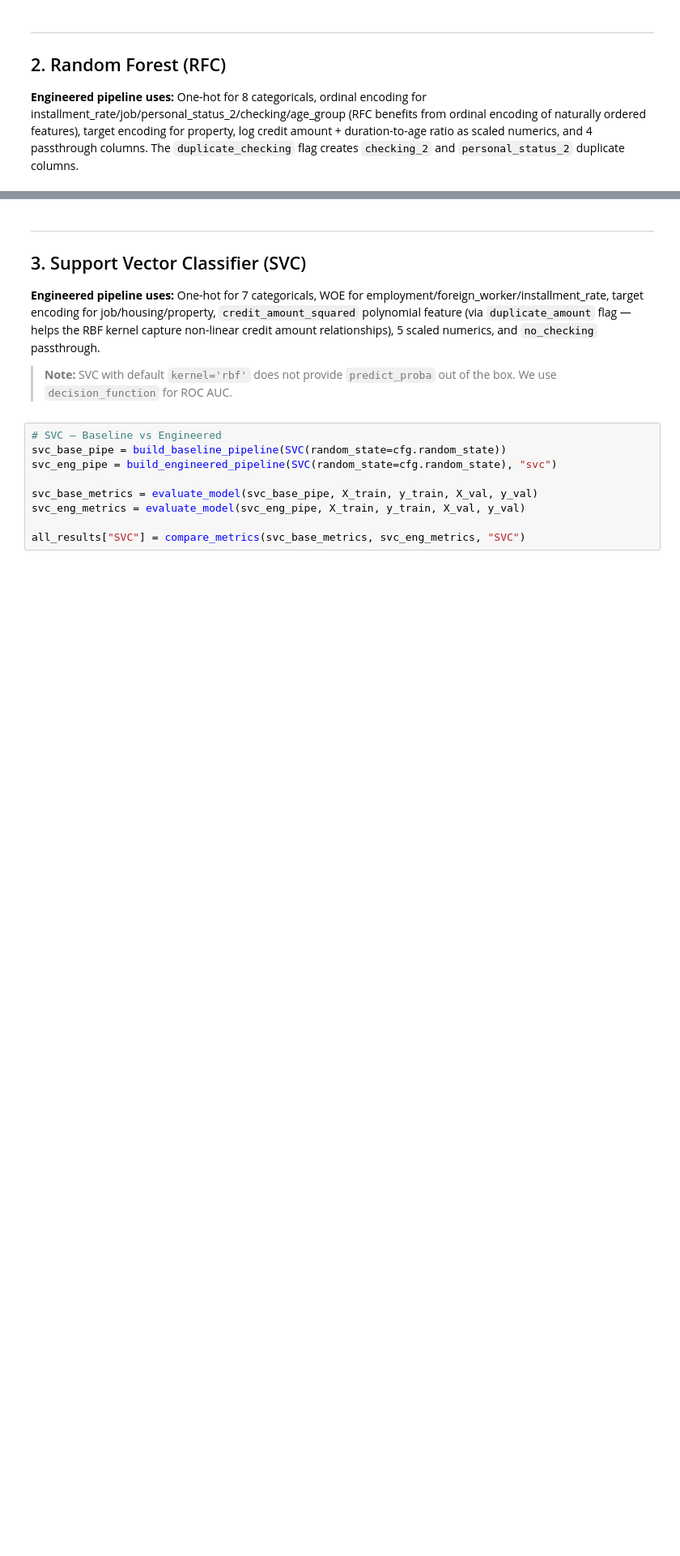
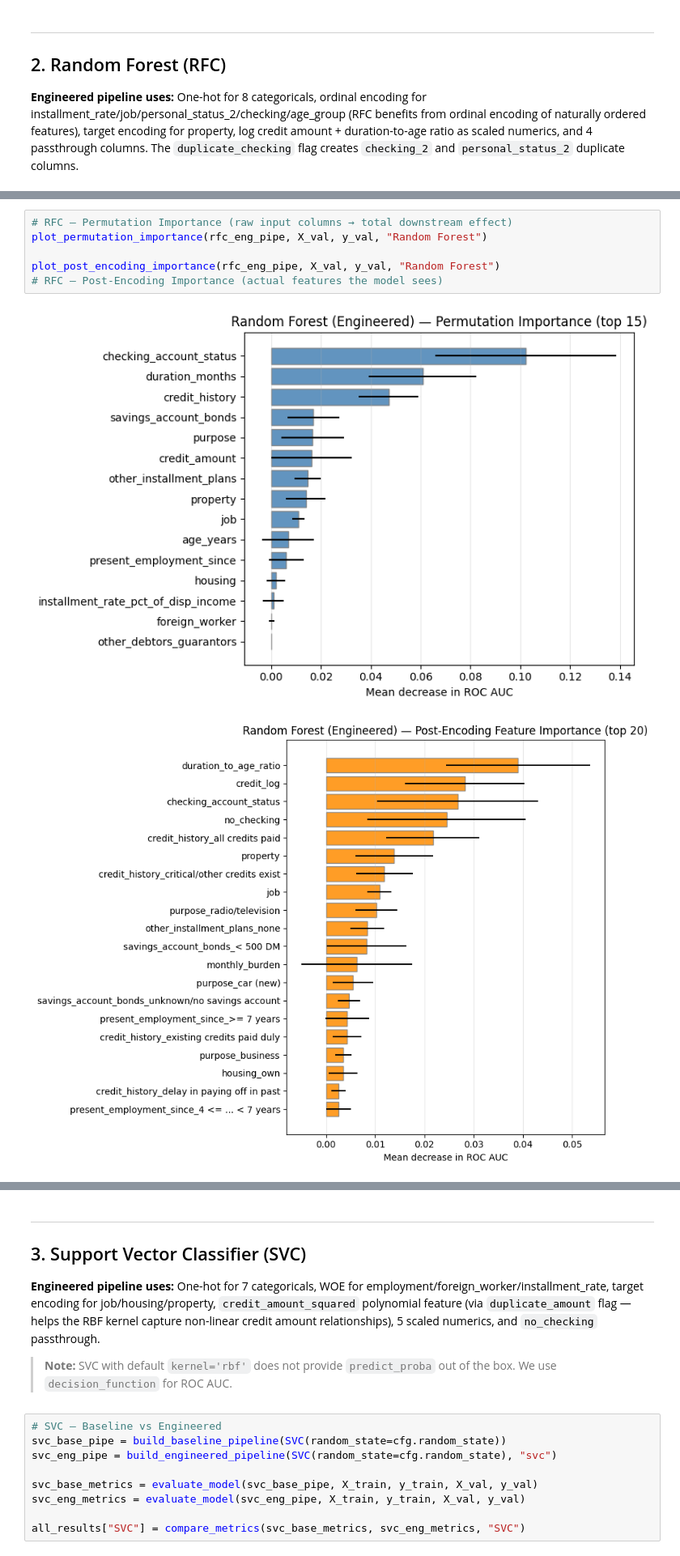
Before and after one commit to ntinasf/credit-risk, a Jupyter notebook: notebooks/feature_engineering.ipynb, the cells around one changed output, grey strips where cells are left out. Shown at 81% size. Cells and saved outputs as stored; diff of their text form; blank space fills up the shorter version.

```diff
--- a/notebooks/feature_engineering.ipynb
+++ b/notebooks/feature_engineering.ipynb
@@ -219,0 +427,9 @@ plot_side_by_side_learning_curves(rfc_base_pipe, rfc_eng_pipe, X_train, y_train,
+# %%
+# RFC — Permutation Importance (raw input columns → total downstream effect)
+plot_permutation_importance(rfc_eng_pipe, X_val, y_val, "Random Forest")
+
+plot_post_encoding_importance(rfc_eng_pipe, X_val, y_val, "Random Forest")
+# RFC — Post-Encoding Importance (actual features the model sees)
+# %% [output]
+[figure, added]
+[figure, added]
```
Also changed, not shown: parts of 18 cells of this notebook, 3 other files.
